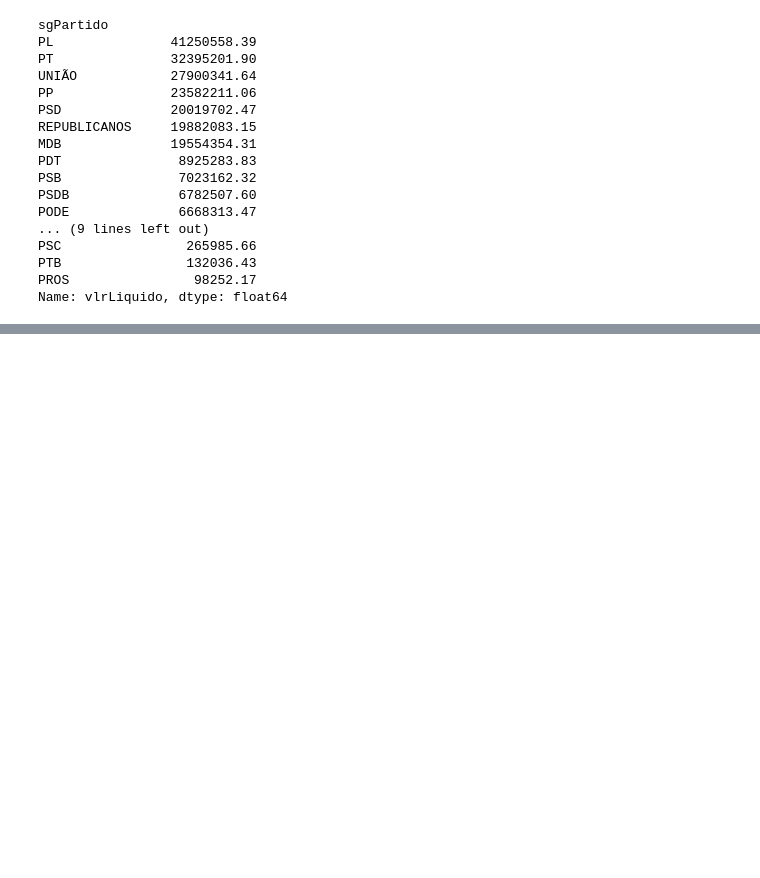
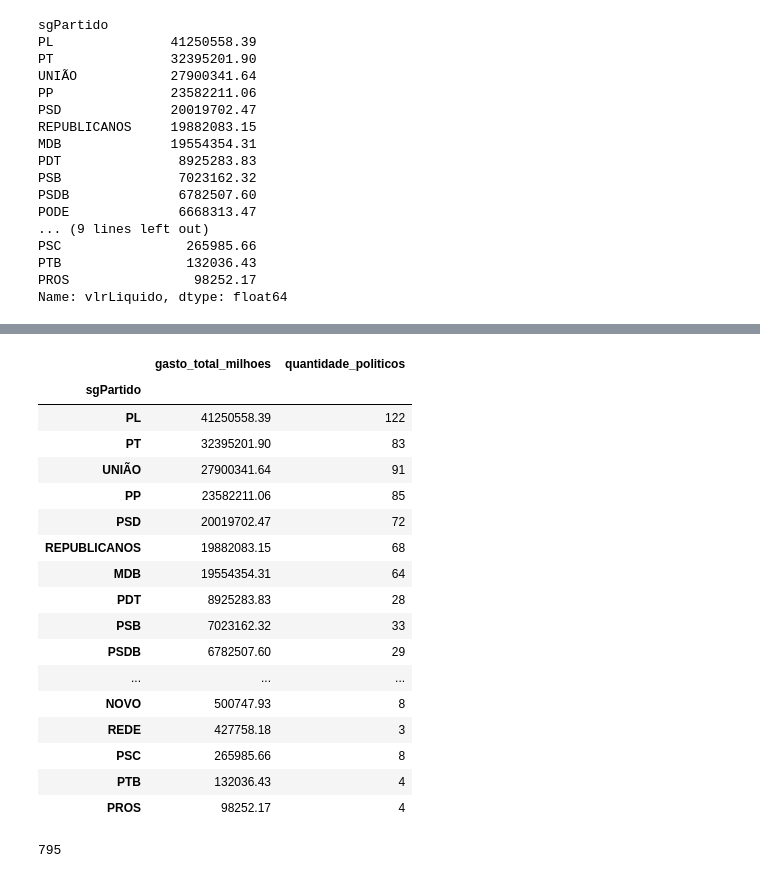
Before and after one commit to mondragonsi/Colab-DataAnalysis-Politics, a Jupyter notebook: maiores_gastadores_por_partido.ipynb, the cells around one changed output, grey strips where cells are left out. Drawn from its saved outputs; the diff is of its cells as text; code cells hidden in the pictures; blank space fills up the shorter version.

```diff
--- a/maiores_gastadores_por_partido.ipynb
+++ b/maiores_gastadores_por_partido.ipynb
@@ -96,0 +221,25 @@ fig.show()
+# %%
+#rename holistic_view_df columns to 'total_gasto' and 'n_politicos'
+
+holistic_view_df.columns = ['gasto_total_milhoes', 'quantidade_politicos']
+# %%
+holistic_view_df
+# %% [output]
+|  | gasto_total_milhoes | quantidade_politicos |
+| sgPartido |  |  |
+| PL | 41250558.39 | 122 |
+| PT | 32395201.90 | 83 |
+| UNIÃO | 27900341.64 | 91 |
+| PP | 23582211.06 | 85 |
+| PSD | 20019702.47 | 72 |
+| REPUBLICANOS | 19882083.15 | 68 |
+| MDB | 19554354.31 | 64 |
+| PDT | 8925283.83 | 28 |
+| PSB | 7023162.32 | 33 |
+| PSDB | 6782507.60 | 29 |
+| ... | ... | ... |
+| NOVO | 500747.93 | 8 |
+| REDE | 427758.18 | 3 |
+| PSC | 265985.66 | 8 |
+| PTB | 132036.43 | 4 |
+| PROS | 98252.17 | 4 |
@@ -96,0 +252,4 @@ fig.show()
+# %%
+holistic_view_df['quantidade_politicos'].sum()
+# %% [output]
+795
```
Also changed, not shown: parts of 18 cells of this notebook.
